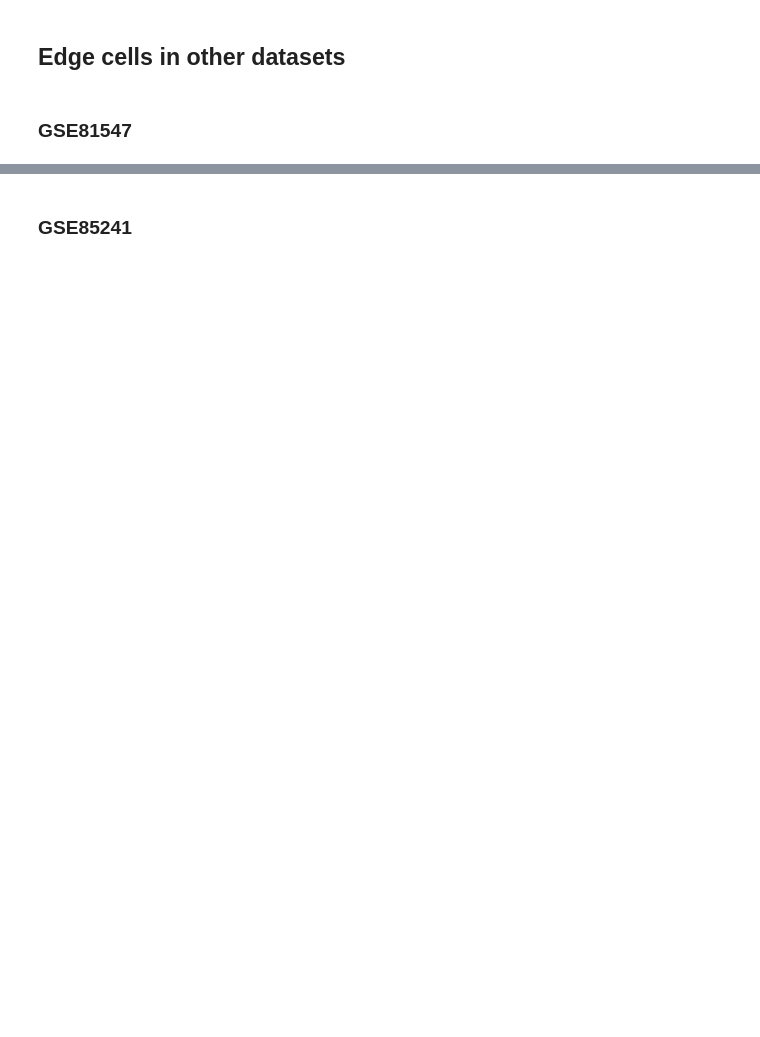
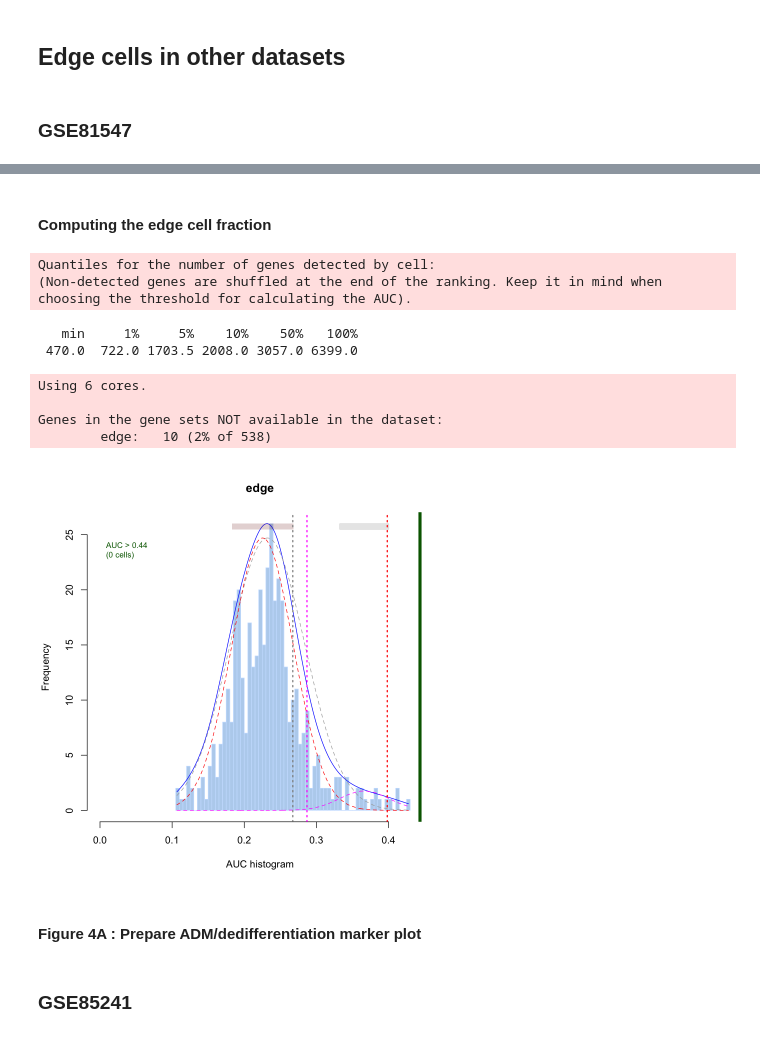
Before and after one commit to hannenhalli-lab/pdac_edge, a Jupyter notebook: publication/GenerateFigures.ipynb, the cells around one changed output, grey strips where cells are left out. Saved outputs shown, nothing was run; the diff lists cells and outputs as text; code cells hidden in the pictures; blank space fills up the shorter version.

```diff
--- a/publication/GenerateFigures.ipynb
+++ b/publication/GenerateFigures.ipynb
@@ -806,0 +894,2 @@ print(p_all)
+# %%
+lr_markers_df_list <- readRDS("all_outlier_markers.rds")
@@ -1046,18 +1608,0 @@ aging_obj <- AddMetaData( aging_obj, info_to_add_df )
-# %%
-aging_obj <- SetIdent(aging_obj,value="cell_type")
-seurat_obj <- SetIdent(seurat_obj,value="cluster")
-aging_acinar_cells <- WhichCells(aging_obj,idents="acinar")
-aging_acinar_data_mat <- aging_obj[["RNA"]]@data[,aging_acinar_cells]
-
-all_edge_acinar_genes <- diff_exp_dt_list[["Acinar cell"]]$gene_name
-all_edge_acinar_genes <- all_edge_acinar_genes[all_edge_acinar_genes %in% rownames(aging_acinar_data_mat)]
-original_edge_acinar_cells <- edge_info_all$edge_center_dt[normal_cell_type == "Acinar cell" &
-                                                           cell_category == "edge",cell.name]
-original_non_edge_acinar_cells <- edge_info_all$edge_center_dt[normal_cell_type == "Acinar cell" &
-                                                           cell_category == "center",cell.name]
-original_acinar_cells <- c(original_edge_acinar_cells,original_non_edge_acinar_cells)
-original_acinar_obj <- subset( seurat_obj, idents="Acinar cell")# %>% ScaleData(features=all_edge_acinar_genes)
-acinar_data_mat <- as.matrix(original_acinar_obj[["RNA"]]@data[all_edge_acinar_genes,original_acinar_cells])
-aging_acinar_data_mat <- aging_acinar_data_mat[all_edge_acinar_genes,]
-
-rm(original_acinar_obj)
@@ -1147,5 +1608,0 @@ hcl_meta_data_dt <- data.table( hcl_adult_obj@meta.data, keep.rownames=T ) %>% s
-# %%
-hcl_adult_obj <- FindClusters(hcl_adult_obj,resolution=0.1)
-options(repr.plot.width=10,repr.plot.height=10)
-theme_set(theme_classic(base_size=20))
-DimPlot( hcl_adult_obj, reduction="umap", group.by="seurat_clusters" )
@@ -1162,0 +1609,5 @@ score_dt[order(-mean_score),]
+# %%
+detach("package:monocle3") #Monocle3 breaks the pData call from GEOquery. This hack circumvents the issue.
+aging_obj <- process_GSE81547()
+aging_meta_data_dt <- data.table( aging_obj@meta.data, keep.rownames=T ) %>% setnames(.,"rn","cell.name")
+library(monocle3)
@@ -1162,0 +1633,23 @@ score_dt[order(-mean_score),]
+# %% [markdown]
+#### Computing the edge cell fraction
+# %%
+aging_obj <- SetIdent(aging_obj,value="cell_type")
+aging_acinar_cells <- WhichCells(aging_obj,idents="acinar")
+aging_acinar_count_mat <- aging_obj[["RNA"]]@counts[,aging_acinar_cells]
+gene_set <- list("edge"=all_edge_acinar_genes)
+source("../src/process_pdac.R")
+aucell_info <- compute_gene_set_AUCell_scores(aging_acinar_count_mat,gene_set,aging_meta_data_dt)
+efsun_aucell_dt <- aucell_info$aucell_dt
+efsun_info_tbl <- compute_edge_frac( efsun_aucell_dt )
+# %% [output]
+Quantiles for the number of genes detected by cell:
+(Non-detected genes are shuffled at the end of the ranking. Keep it in mind when choosing the threshold for calculating the AUC).
+   min     1%     5%    10%    50%   100%
+ 470.0  722.0 1703.5 2008.0 3057.0 6399.0
+Using 6 cores.
+
+Genes in the gene sets NOT available in the dataset:
+        edge:   10 (2% of 538)
+[figure, added]
+# %% [markdown]
+#### Figure 4A : Prepare ADM/dedifferentiation marker plot
```
Also changed, not shown: parts of 173 cells of this notebook, 6 other files.
